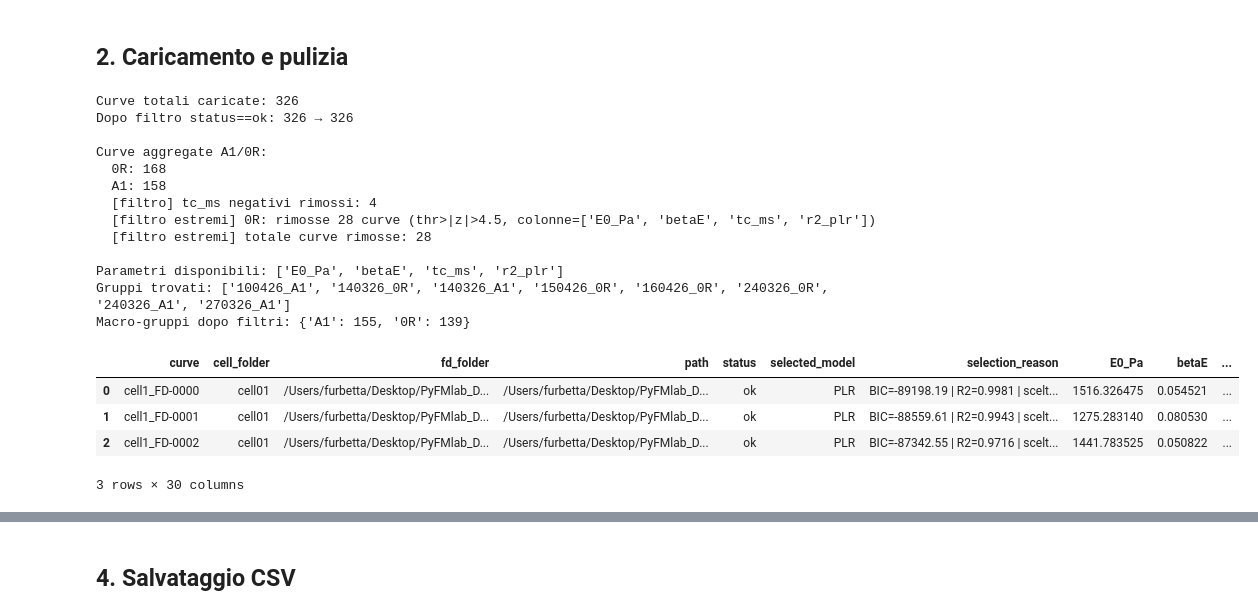
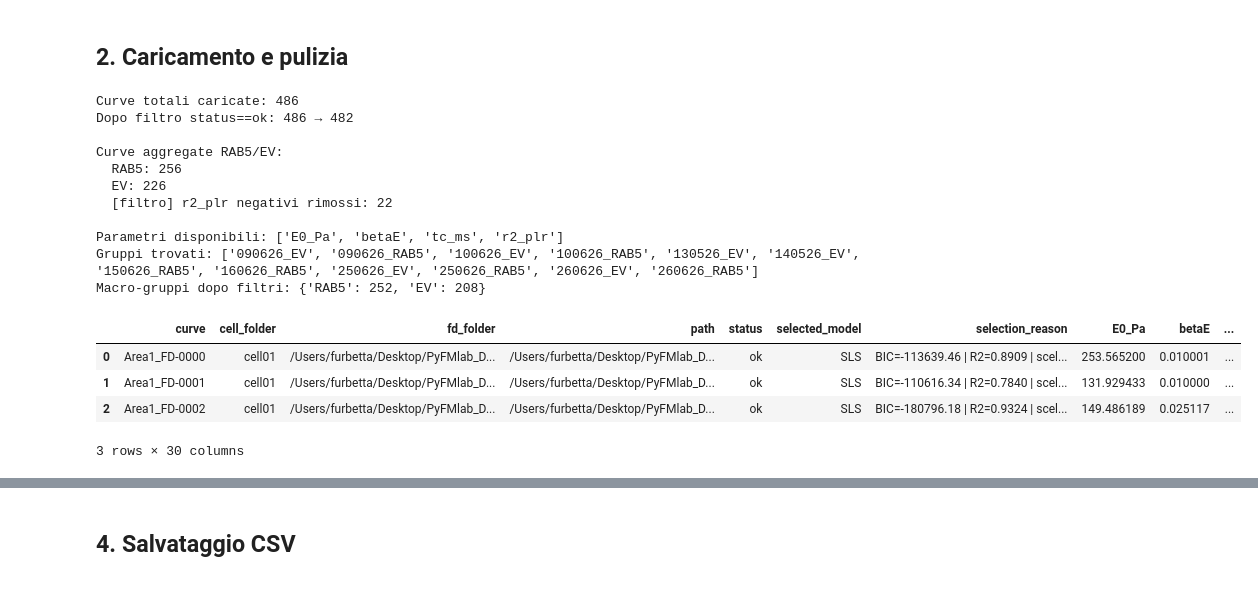
Before and after one commit to francescag-lgtm/afm-cell-mechanics, a Jupyter notebook: Ting_aggregate_summary.ipynb, the cells around one changed output, grey strips where cells are left out. Drawn from its saved outputs; the diff is of its cells as text; code cells hidden in the pictures.

```diff
--- a/Ting_aggregate_summary.ipynb
+++ b/Ting_aggregate_summary.ipynb
@@ -20,12 +20,15 @@ OK
 # %% [markdown]
 ## ⚙️ CONFIGURAZIONE — modifica solo questa cella
 # %%
-# Scoperta automatica delle cartelle da unire sotto ANALISI/CONCORR/UMANE
-# Ogni sottocartella data puo contenere le tipologie A1 e/o 0R
+# Scoperta automatica delle cartelle da unire sotto ANALISI/UMANE
+# Ogni sottocartella data puo contenere le tipologie rab5 e/o ev
 from pathlib import Path
 
-CONCORR_UMANE_ROOT = Path("/Users/furbetta/Desktop/PyFMlab_DyNaMo/PyFMGUI_DyNaMo/ANALISI/CONCORR/TOPO")
-INCLUDE_TYPES = ("A1", "0R")
+CONCORR_UMANE_ROOT = Path("/Users/furbetta/Desktop/PyFMlab_DyNaMo/PyFMGUI_DyNaMo/ANALISI/UMANE")
+INCLUDE_TYPES = ("rab5", "ev")
+
+# Alias visualizzati in maiuscolo, mantenendo compatibili i filtri legacy.
+TYPE_ALIASES = {"rab5": "RAB5", "ev": "EV"}
 
 FOLDERS = []
 for date_dir in sorted(CONCORR_UMANE_ROOT.iterdir()):
@@ -36,12 +39,13 @@ for date_dir in sorted(CONCORR_UMANE_ROOT.iterdir()):
         if sample_dir.is_dir():
             FOLDERS.append({
                 "path": str(sample_dir),
-                "label": f"{date_dir.name}_{sample_type}",
+                "label": f"{date_dir.name}_{TYPE_ALIASES[sample_type]}",
+                "sample_type": sample_type,
             })
 
 print(f"Cartelle rilevate automaticamente: {len(FOLDERS)}")
 for entry in FOLDERS:
-    print(f"  {entry['label']}: {entry['path']}")
+    print(f"  {entry['label']} [{entry['sample_type']}]: {entry['path']}")
 # Dove salvare l'output
 OUTPUT_DIR = "/Users/furbetta/Desktop/PyFMlab_DyNaMo/PyFMGUI_DyNaMo/aggregated"
 # Filtra solo curve con status == 'ok'
@@ -53,12 +57,12 @@ EXCLUDE_NEGATIVE_TC = True
 # Escludi curve con R^2 negativo (fit peggiore della media)
 EXCLUDE_NEGATIVE_R2 = True
 R2_COLUMN_FOR_FILTER = "r2_plr"
-# Abilita aggregazione trasversale: tutte le A1 insieme e tutte le 0R insieme
+# Abilita aggregazione trasversale: tutte le RAB5 insieme e tutte le EV insieme
 ENABLE_A1_0R_AGGREGATION = True
 
 # Filtro robusto per curve estremamente fuori distribuzione (MAD-zscore)
 ENABLE_EXTREME_CURVE_FILTER = True
-EXTREME_FILTER_TARGET = "larger"  # "larger" | "A1" | "0R" | "all"
+EXTREME_FILTER_TARGET = "larger"  # "larger" | "RAB5" | "EV" | "all"
 EXTREME_FILTER_COLUMNS = ("E0_Pa", "betaE", "tc_ms", "r2_plr")
 EXTREME_FILTER_MAD_Z = 4.5
 EXTREME_FILTER_MAX_FRACTION = 0.20
@@ -153,24 +180,24 @@ if EXCLUDE_BETA_AT_BOUND and "betaE_at_bound" in df.columns:
     df = df[df["betaE_at_bound"] != True]
     print(f"Dopo filtro betaE_at_bound: {before} → {len(df)}")
 
-def infer_a1_0r_group_from_text(text):
+def infer_rab5_ev_group_from_text(text):
     s = str(text).upper().replace("-", "_")
-    if "_A1" in s or s.endswith("A1") or "A1_" in s or "/A1" in s:
-        return "A1"
-    if "_0R" in s or s.endswith("0R") or "0R_" in s or "/0R" in s:
-        return "0R"
+    if "_RAB5" in s or s.endswith("RAB5") or "RAB5_" in s or "/RAB5" in s:
+        return "RAB5"
+    if "_EV" in s or s.endswith("EV") or "EV_" in s or "/EV" in s:
+        return "EV"
     return np.nan
 
 agg_enabled = bool(globals().get("ENABLE_A1_0R_AGGREGATION", False))
 if agg_enabled:
-    macro_from_label = df["group"].map(infer_a1_0r_group_from_text)
-    macro_from_path = df["source_path"].map(infer_a1_0r_group_from_text) if "source_path" in df.columns else np.nan
+    macro_from_label = df["group"].map(infer_rab5_ev_group_from_text)
+    macro_from_path = df["source_path"].map(infer_rab5_ev_group_from_text) if "source_path" in df.columns else np.nan
     df["macro_group"] = macro_from_label.fillna(macro_from_path)
 
     macro_counts = df["macro_group"].value_counts(dropna=True)
-    print("\nCurve aggregate A1/0R:")
+    print("\nCurve aggregate RAB5/EV:")
     if len(macro_counts) == 0:
-        print("  Nessuna curva riconosciuta come A1 o 0R dalle label/path.")
+        print("  Nessuna curva riconosciuta come RAB5 o EV dalle label/path.")
     else:
         for name, count in macro_counts.items():
             print(f"  {name}: {count}")
@@ -207,7 +234,7 @@ if EXCLUDE_NEGATIVE_R2 and R2_COLUMN_FOR_FILTER in df.columns:
 # Filtro robusto curve estreme via MAD-zscore
 if agg_enabled and bool(globals().get("ENABLE_EXTREME_CURVE_FILTER", False)) and "macro_group" in df.columns:
     cols_filter = [c for c in globals().get("EXTREME_FILTER_COLUMNS", ()) if c in df.columns]
-    target_mode = str(globals().get("EXTREME_FILTER_TARGET", "larger")).lower()
+    target_mode = str(globals().get("EXTREME_FILTER_TARGET", "larger")).upper()
     z_thr = float(globals().get("EXTREME_FILTER_MAD_Z", 4.5))
     max_fraction = float(globals().get("EXTREME_FILTER_MAX_FRACTION", 0.20))
     min_curves = int(globals().get("EXTREME_FILTER_MIN_CURVES_PER_MACRO", 60))
@@ -215,11 +242,11 @@ if agg_enabled and bool(globals().get("ENABLE_EXTREME_CURVE_FILTER", False)) and
     macro_counts_now = df["macro_group"].value_counts(dropna=True)
     target_macros = []
     if len(macro_counts_now) > 0 and cols_filter:
-        if target_mode == "larger":
+        if target_mode == "LARGER":
             target_macros = [str(macro_counts_now.idxmax())]
-        elif target_mode in ("a1", "0r"):
-            target_macros = [target_mode.upper()]
-        elif target_mode == "all":
+        elif target_mode in ("RAB5", "EV"):
+            target_macros = [target_mode]
+        elif target_mode == "ALL":
             target_macros = [str(x) for x in macro_counts_now.index.tolist()]
 
     def _robust_z(vals):
@@ -248,50 +275,47 @@ if agg_enabled and bool(globals().get("ENABLE_EXTREME_CURVE_FILTER", False)) and
         z_matrix = np.vstack(z_cols).T
         score = np.nanmax(z_matrix, axis=1)
         score = np.where(np.isfinite(score), score, -np.inf)
-
         cand_local = np.where(score > z_thr)[0]
         if cand_local.size == 0:
             continue
 
         max_remove_by_fraction = int(np.floor(max_fraction * len(idx)))
         max_remove_by_min = max(0, len(idx) - min_curves)
         max_remove = min(cand_local.size, max_remove_by_fraction, max_remove_by_min)
         if max_remove <= 0:
             continue
 
         order = np.argsort(score[cand_local])[::-1]
         to_remove_local = cand_local[order[:max_remove]]
         remove_idx = idx[to_remove_local]
         df = df.drop(index=remove_idx)
         total_removed += len(remove_idx)
         print(f"  [filtro estremi] {macro_name}: rimosse {len(remove_idx)} curve (thr>|z|>{z_thr}, colonne={cols_filter})")
 
     if total_removed == 0:
         print("  [filtro estremi] nessuna curva rimossa")
     else:
         print(f"  [filtro estremi] totale curve rimosse: {total_removed}")
 
 print(f"\nParametri disponibili: {list(available.keys())}")
 print(f"Gruppi trovati: {sorted(df['group'].unique())}")
 if "macro_group" in df.columns:
     print("Macro-gruppi dopo filtri:", df["macro_group"].value_counts(dropna=True).to_dict())
 df.head(3)
 # %% [output]
-Curve totali caricate: 326
-Dopo filtro status==ok: 326 → 326
+Curve totali caricate: 486
+Dopo filtro status==ok: 486 → 482
 
-Curve aggregate A1/0R:
-  0R: 168
-  A1: 158
-  [filtro] tc_ms negativi rimossi: 4
-  [filtro estremi] 0R: rimosse 28 curve (thr>|z|>4.5, colonne=['E0_Pa', 'betaE', 'tc_ms', 'r2_plr'])
-  [filtro estremi] totale curve rimosse: 28
+Curve aggregate RAB5/EV:
+  RAB5: 256
+  EV: 226
+  [filtro] r2_plr negativi rimossi: 22
 
 Parametri disponibili: ['E0_Pa', 'betaE', 'tc_ms', 'r2_plr']
-Gruppi trovati: ['100426_A1', '140326_0R', '140326_A1', '150426_0R', '160426_0R', '240326_0R', '240326_A1', '270326_A1']
-Macro-gruppi dopo filtri: {'A1': 155, '0R': 139}
+Gruppi trovati: ['090626_EV', '090626_RAB5', '100626_EV', '100626_RAB5', '130526_EV', '140526_EV', '150626_RAB5', '160626_RAB5', '250626_EV', '250626_RAB5', '260626_EV', '260626_RAB5']
+Macro-gruppi dopo filtri: {'RAB5': 252, 'EV': 208}
 |  | curve | cell_folder | fd_folder | path | status | selected_model | selection_reason | E0_Pa | betaE | ... |
-| 0 | cell1_FD-0000 | cell01 | /Users/furbetta/Desktop/PyFMlab_D... | /Users/furbetta/Desktop/PyFMlab_D... | ok | PLR | BIC=-89198.19 | R2=0.9981 | scelt... | 1516.326475 | 0.054521 | ... |
-| 1 | cell1_FD-0001 | cell01 | /Users/furbetta/Desktop/PyFMlab_D... | /Users/furbetta/Desktop/PyFMlab_D... | ok | PLR | BIC=-88559.61 | R2=0.9943 | scelt... | 1275.283140 | 0.080530 | ... |
-| 2 | cell1_FD-0002 | cell01 | /Users/furbetta/Desktop/PyFMlab_D... | /Users/furbetta/Desktop/PyFMlab_D... | ok | PLR | BIC=-87342.55 | R2=0.9716 | scelt... | 1441.783525 | 0.050822 | ... |
+| 0 | Area1_FD-0000 | cell01 | /Users/furbetta/Desktop/PyFMlab_D... | /Users/furbetta/Desktop/PyFMlab_D... | ok | SLS | BIC=-113639.46 | R2=0.8909 | scel... | 253.565200 | 0.010001 | ... |
+| 1 | Area1_FD-0001 | cell01 | /Users/furbetta/Desktop/PyFMlab_D... | /Users/furbetta/Desktop/PyFMlab_D... | ok | SLS | BIC=-110616.34 | R2=0.7840 | scel... | 131.929433 | 0.010000 | ... |
+| 2 | Area1_FD-0002 | cell01 | /Users/furbetta/Desktop/PyFMlab_D... | /Users/furbetta/Desktop/PyFMlab_D... | ok | SLS | BIC=-180796.18 | R2=0.9324 | scel... | 149.486189 | 0.025117 | ... |
 3 rows × 30 columns
```
Also changed, not shown: parts of 19 cells of this notebook.
